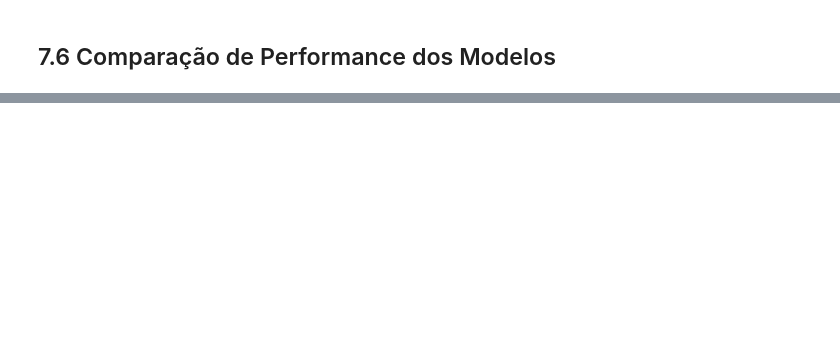
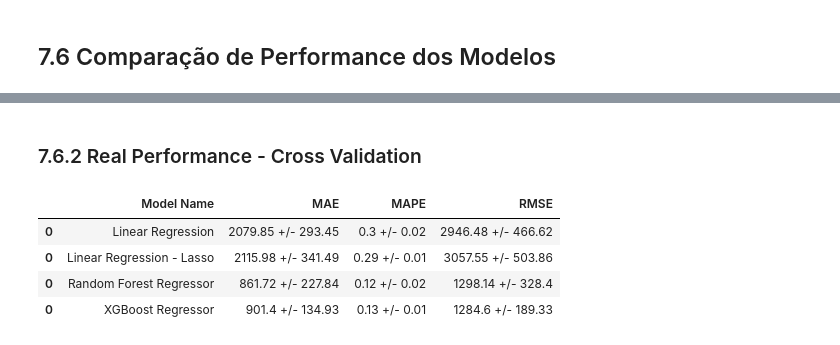
Before and after one commit to misaelpcastro/rossmann_previsao_vendas, a Jupyter notebook: Previsao_vendas_por_loja_v1.ipynb, the cells around one changed output, grey strips where cells are left out. Cells and saved outputs as stored; diff of their text form; code cells hidden in the pictures; blank space fills up the shorter version.

```diff
--- a/Previsao_vendas_por_loja_v1.ipynb
+++ b/Previsao_vendas_por_loja_v1.ipynb
@@ -885,0 +944,3 @@ lrr_result
+# %%
+lrr_result_cv = cross_validation(x_training, 5, 'Linear Regression - Lasso', lrr, verbose=False)
+lrr_result_cv
@@ -930,3 +1012,14 @@ modelling_result.sort_values('RMSE')
 | 0 | Average Model | 1354.800353 | 0.455051 | 1835.135542 |
 | 0 | Linear Regression | 1866.264552 | 0.291983 | 2668.205929 |
 | 0 | Linear Regression - Lasso | 1891.069333 | 0.288966 | 2743.477536 |
+# %% [markdown]
+### 7.6.2 Real Performance - Cross Validation
+# %%
+modelling_result_cv = pd.concat([lr_result_cv, lrr_result_cv, rf_result_cv, xgb_result_cv])
+modelling_result_cv
+# %% [output]
+|  | Model Name | MAE | MAPE | RMSE |
+| 0 | Linear Regression | 2079.85 +/- 293.45 | 0.3 +/- 0.02 | 2946.48 +/- 466.62 |
+| 0 | Linear Regression - Lasso | 2115.98 +/- 341.49 | 0.29 +/- 0.01 | 3057.55 +/- 503.86 |
+| 0 | Random Forest Regressor | 861.72 +/- 227.84 | 0.12 +/- 0.02 | 1298.14 +/- 328.4 |
+| 0 | XGBoost Regressor | 901.4 +/- 134.93 | 0.13 +/- 0.01 | 1284.6 +/- 189.33 |
```
Also changed, not shown: parts of 16 cells of this notebook.
